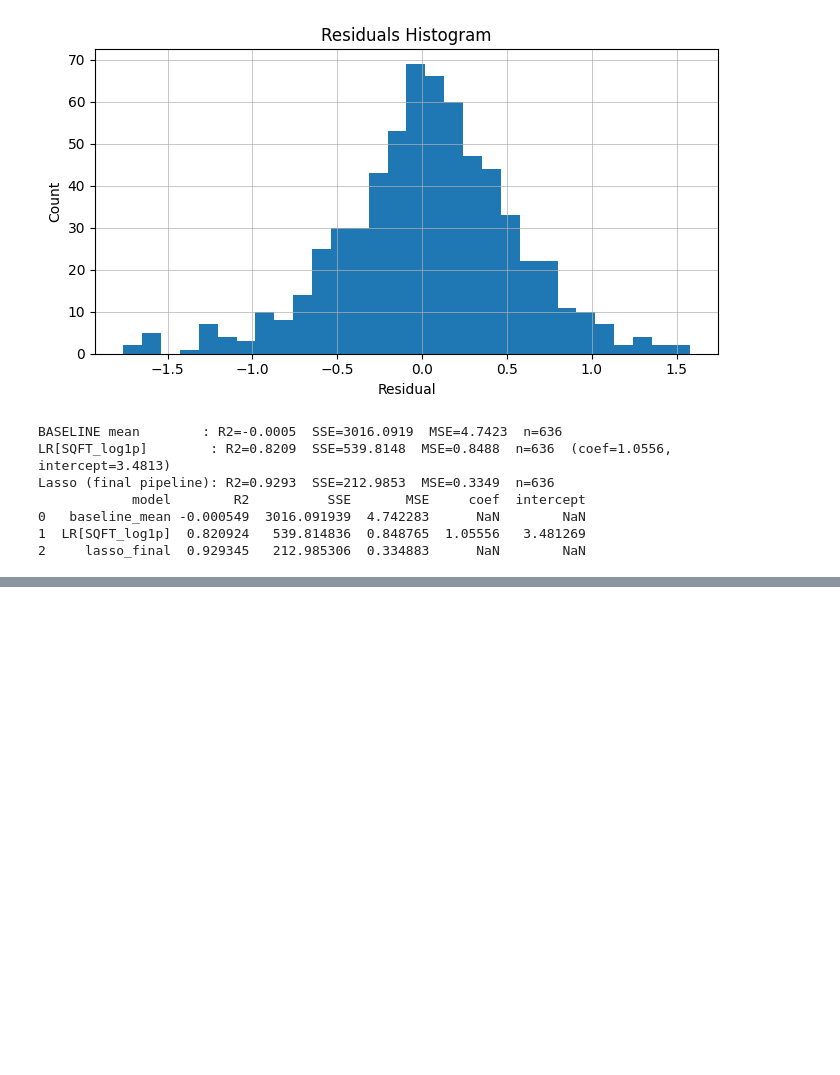
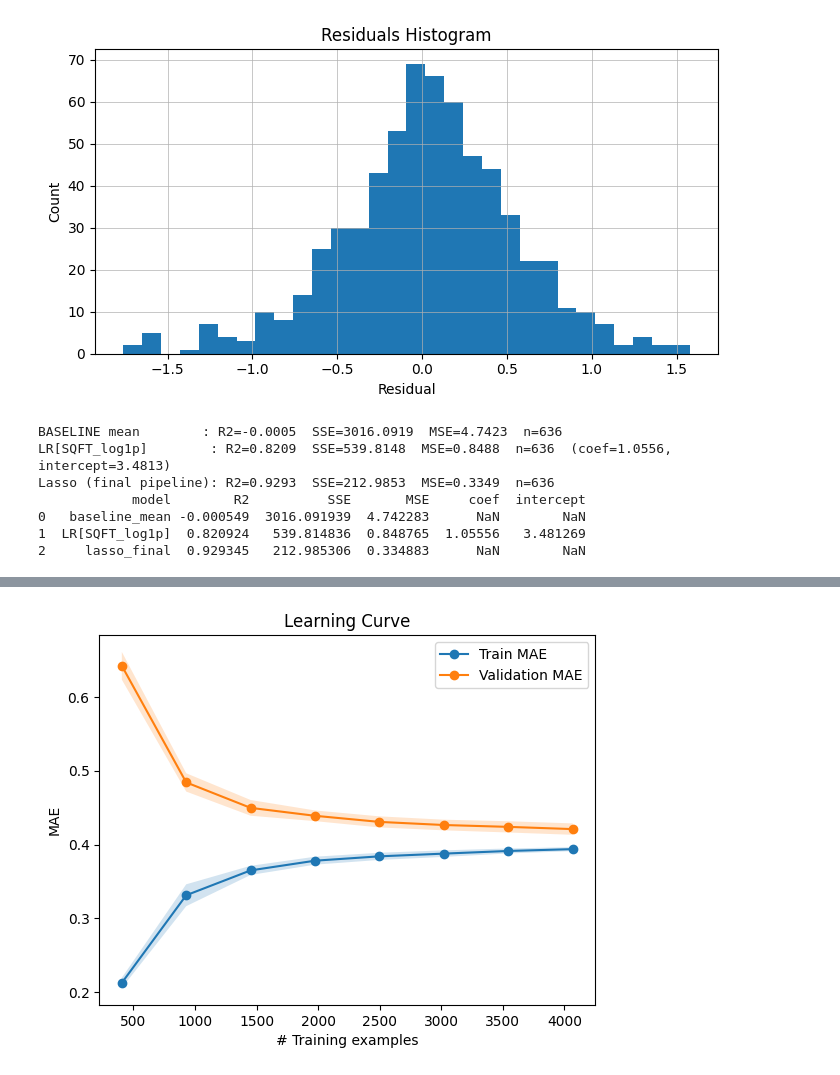
Before and after one commit to dgorin1/CBECS_portfolio, a Jupyter notebook: notebooks/02_build_train.ipynb, the cells around one changed output, grey strips where cells are left out. Saved outputs shown, nothing was run; the diff lists cells and outputs as text; code cells hidden in the pictures; blank space fills up the shorter version.

```diff
--- a/notebooks/02_build_train.ipynb
+++ b/notebooks/02_build_train.ipynb
@@ -292,18 +391,21 @@ Now I'll use the best-selected alpha to tune up a final model.
 # %%
+# Final Lasso: refit on training data using the stable alpha from nested CV
 final_lasso = Pipeline([
-    ("preproc", clone(preproc)),
-    ("model", Lasso(alpha=alpha_star, max_iter=200_000, tol=1e-4, selection="cyclic"))
-]).fit(X_train, y_train)
+    ("preproc", clone(preproc)),                                        # fresh, unfitted preprocessing
+    ("model", Lasso(alpha=alpha_star, max_iter=200_000, tol=1e-4,      # fixed regularization from CV
+                    selection="cyclic"))
+]).fit(X_train, y_train)                                               # fit only on train (test remains untouched)
 
-# Predictions
+# Predict on the held-out test set to obtain an unbiased performance estimate
 y_pred = final_lasso.predict(X_test)
 
-# Metrics
+# Evaluate on test (metrics are on the same scale as y; if y is log, these are log-scale metrics)
 r2_test = r2_score(y_test, y_pred)
 residuals = y_test - y_pred
-sse = np.sum(residuals ** 2)              # sum of squared errors
-mse = sse / len(y_test)                   # mean squared error
+sse = np.sum(residuals ** 2)              # total squared error on test
+mse = sse / len(y_test)                   # average squared error
 
+# Summary report
 print(f"R²  = {r2_test:.4f}")
 print(f"SSE = {sse:.4f}")
 print(f"MSE = {mse:.4f}")
@@ -537,0 +617,57 @@ Benchmark
+# %%
+import numpy as np
+from sklearn.model_selection import learning_curve, RepeatedKFold
+from sklearn.metrics import make_scorer, mean_absolute_error
+import matplotlib.pyplot as plt
+
+# Use only the training fold for learning_curve to avoid peeking at the test set
+X_lc, y_lc = X_train, y_train
+
+# Repeated K-fold for smoother estimates across training sizes
+cv = RepeatedKFold(n_splits=5, n_repeats=2, random_state=42)
+
+# sklearn uses "higher-is-better"; negative MAE lets us plug MAE into that convention
+scorer = make_scorer(mean_absolute_error, greater_is_better=False)
+
+# Sample 8 training sizes from 10% to 100%
+train_sizes = np.linspace(0.1, 1.0, 8)
+
+# learning_curve clones the estimator internally; passing a fitted pipeline is fine
+sizes, train_scores, val_scores = learning_curve(
+    estimator=final_lasso,
+    X=X_lc, y=y_lc,
+    train_sizes=train_sizes,
+    cv=cv,
+    scoring=scorer,          # or "neg_mean_absolute_error"
+    shuffle=True,
+    random_state=42,
+    n_jobs=-1
+)
+
+# Convert from negative MAE to MAE for readability
+train_mae = -train_scores
+val_mae = -val_scores
+
+# Plot mean ± 1 std for train/validation MAE
+plt.figure()
+plt.plot(sizes, train_mae.mean(axis=1), marker='o', label='Train MAE')
+plt.fill_between(
+    sizes,
+    train_mae.mean(axis=1) - train_mae.std(axis=1),
+    train_mae.mean(axis=1) + train_mae.std(axis=1),
+    alpha=0.2
+)
+plt.plot(sizes, val_mae.mean(axis=1), marker='o', label='Validation MAE')
+plt.fill_between(
+    sizes,
+    val_mae.mean(axis=1) - val_mae.std(axis=1),
+    val_mae.mean(axis=1) + val_mae.std(axis=1),
+    alpha=0.2
+)
+plt.xlabel('# Training examples')
+plt.ylabel('MAE')
+plt.title('Learning Curve')
+plt.legend()
+plt.show()
+# %% [output]
+[figure, added]
```
Also changed, not shown: parts of 26 cells of this notebook.
